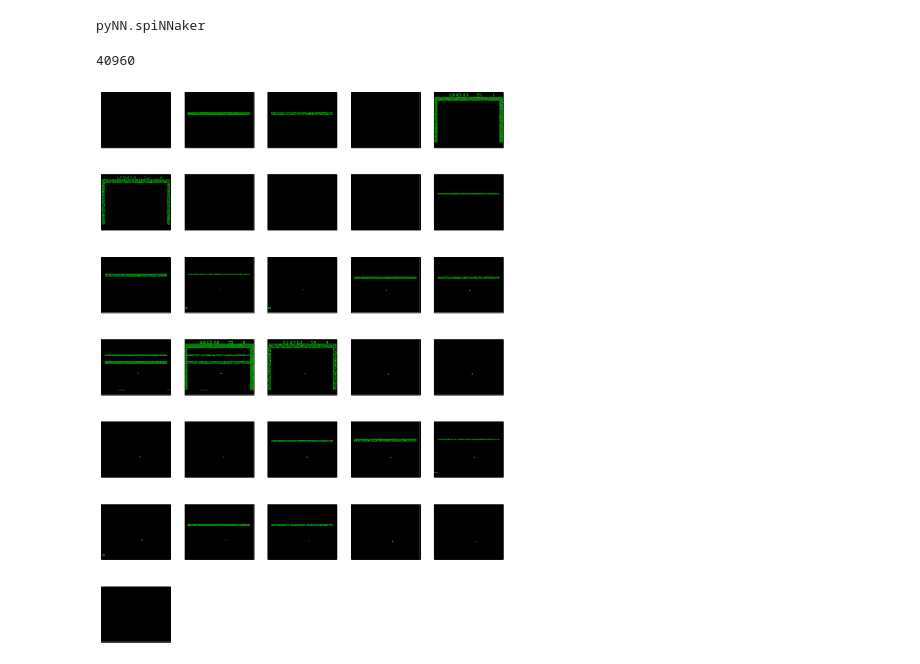
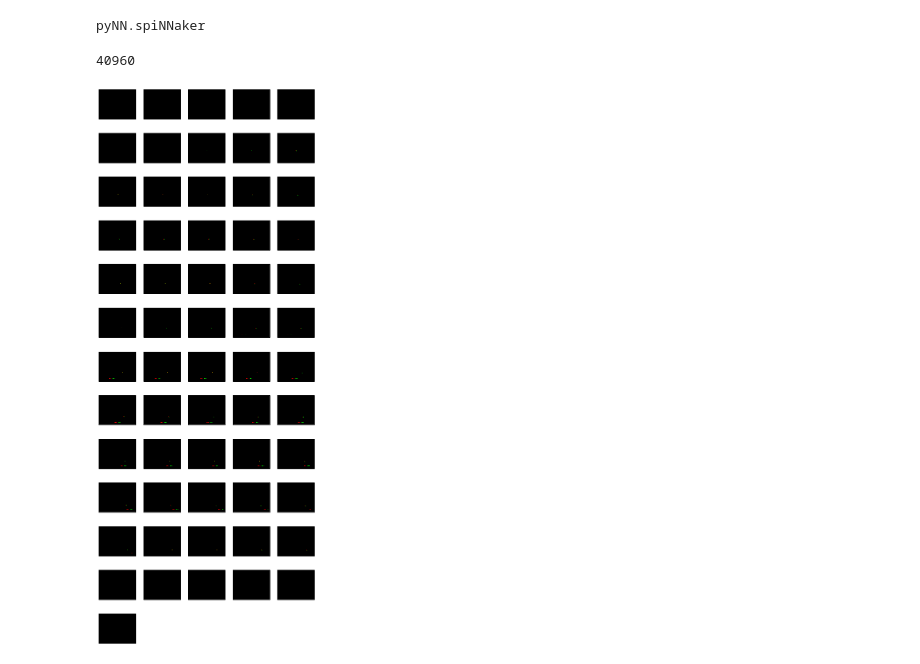
Before and after one commit to rjames91/play_vis, a Jupyter notebook: test_LGN.ipynb, the cells around one changed output. Drawn from its saved outputs; the diff is of its cells as text; code cells hidden in the pictures.

```diff
--- a/test_LGN.ipynb
+++ b/test_LGN.ipynb
@@ -98,7 +98,7 @@ img_w, img_h = 160, 128
 # img_w, img_h = 40, 32
 num_neurons = img_w*img_h*2
 fps = 30
-frames = 30
+frames = 60
 thresh = 25
 deg = 135
 dx = 1.
@@ -120,7 +120,7 @@ spikes_dir = './breakout_emu_spikes'
 # spikes_dir = './breakout_emu_spikes_40'
 spikes = pat_gen.img_spikes_from_to(spikes_dir, num_neurons, 0, 1,
                                     on_time_ms, off_time_ms,
-                                    start_time, delete_before=50)
+                                    start_time, delete_before=200)
 
 print(len(spikes))
 def img_map(nrn_id, img_width, img_height):
@@ -132,34 +132,34 @@ def img_map(nrn_id, img_width, img_height):
     col = (nrn_id >> (rows_bits + 1)) & cols_mask
     row = (nrn_id >> 1) & rows_mask
     up_dn = nrn_id & 1
 
     return row, col, up_dn
 
 imgsU = imgs_in_T_from_spike_array(spikes, img_w, img_h,
                                    0, on_time_ms, ftime_ms,
                                    out_array=False, thresh=25,
                                    map_func=img_map)
 # imgsD = imgs_in_T_from_spike_array(spikes[1:2*img_w*img_h:2], img_w, img_h,
 #                                    0, on_time_ms, ftime_ms,
 #                                    out_array=False, thresh=25)
 num_imgs = len(imgsU)
 cols = 5
 rows = num_imgs//cols + 1
 figw = 2
 fig = plt.figure(figsize=(figw*cols, figw*rows))
 for i in range(num_imgs):
 #     out_img = np.zeros((img_h, img_w, 3), dtype=np.uint8)
 #     out_img[:, :, 1] = imgsU[i]
 #     out_img[:, :, 0] = imgsD[i]
     ax = plt.subplot(rows, cols, i+1)
 #     my_imshow(ax, out_img, cmap=None)
     my_imshow(ax, imgsU[i], cmap=None)
 # plot_spikes(spikes)
 plt.savefig("test_input.png", dpi=150)
 plt.show()
 # %% [output]
 40960
-[figure, old version]
+[figure, new version]
 # %%
 w2s =1.5
 sim.setup(timestep=1., max_delay=8., min_delay=1.)
```
Also changed, not shown: parts of 4 cells of this notebook, 8 other files.
